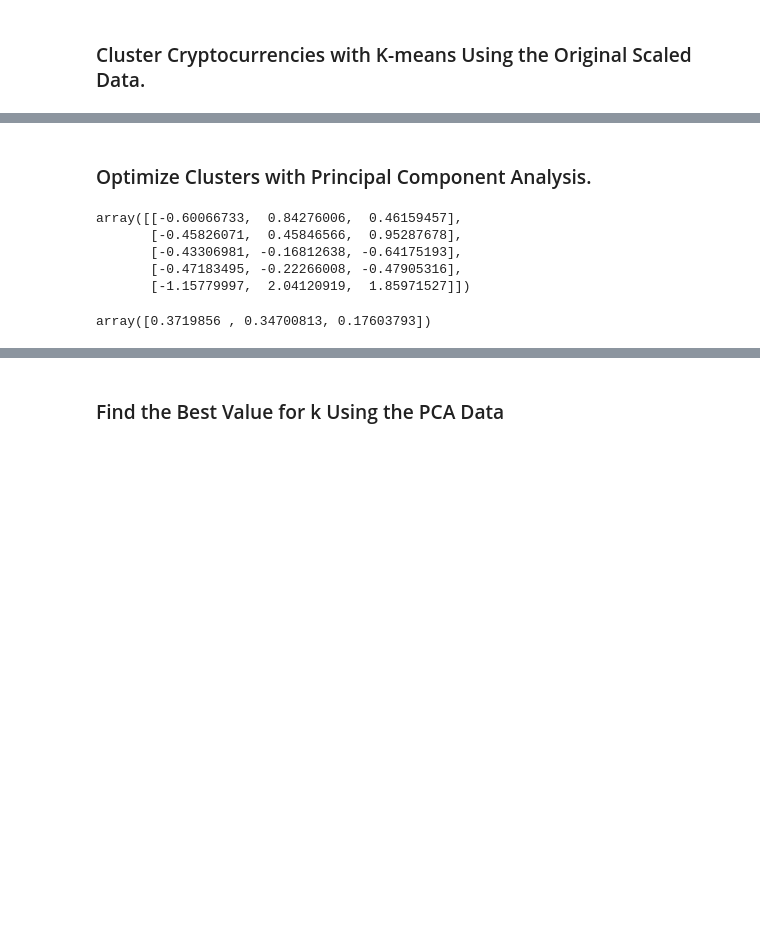
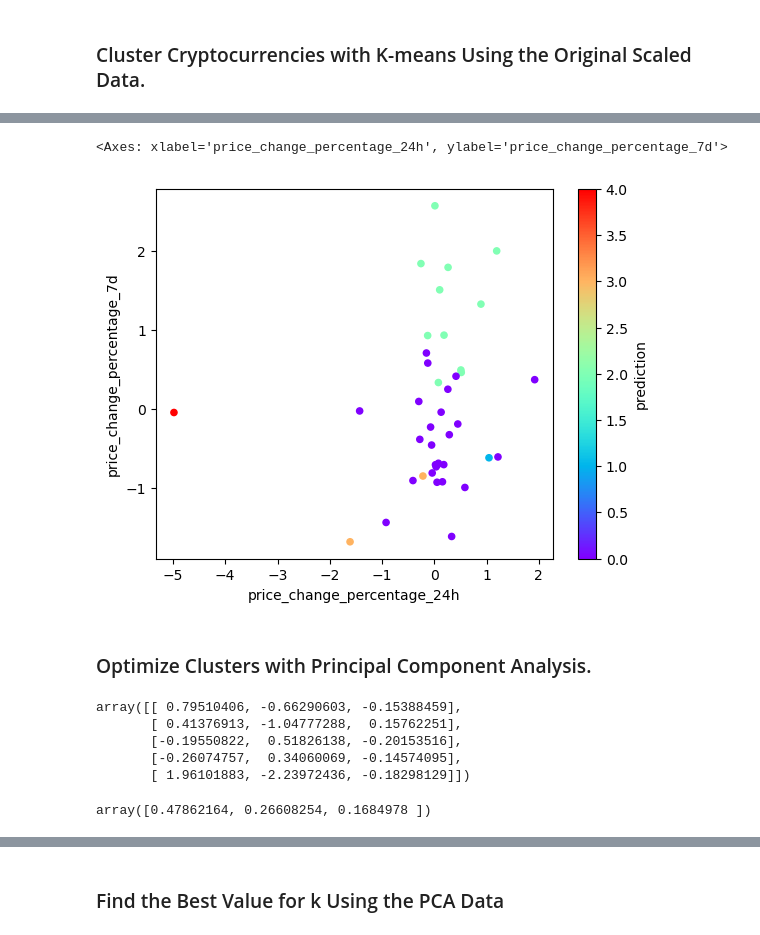
Before and after one commit to hsi-eredman/CryptoClustering, a Jupyter notebook: Crypto_Clustering.ipynb, the cells around one changed output, grey strips where cells are left out. Cells and saved outputs as stored; diff of their text form; code cells hidden in the pictures; blank space fills up the shorter version.

```diff
--- a/Crypto_Clustering.ipynb
+++ b/Crypto_Clustering.ipynb
@@ -135,5 +139,6 @@ scaled_market_data_elbow_df.plot.line(x = 'k',
 # %%
 # Predict the clusters to group the cryptocurrencies using the scaled data
-
+market_data_prediction = k_model.predict(market_data_df_scaled)
 
 # View the resulting array of cluster values.
+print(market_data_prediction)
@@ -140,9 +148,11 @@ scaled_market_data_elbow_df.plot.line(x = 'k',
 # %%
 # Create a copy of the DataFrame
+market_data_prediction_df = market_data_df_scaled.copy()
 # %%
 # Add a new column to the DataFrame with the predicted clusters
-
+market_data_prediction_df['prediction'] = market_data_prediction
 
 # Display sample data
+market_data_prediction_df.head()
 # %% [output]
 |  | price_change_percentage_24h | price_change_percentage_7d | price_change_percentage_14d | price_change_percentage_30d | ... |
@@ -155,7 +165,16 @@ scaled_market_data_elbow_df.plot.line(x = 'k',
 # %%
 # Create a scatter plot using Pandas plot by setting
 # `x="price_change_percentage_24h"` and `y="price_change_percentage_7d"`.
 # Use "rainbow" for the color to better visualize the data.
+market_data_prediction_df.plot.scatter(
+    x = 'price_change_percentage_24h',
+    y = 'price_change_percentage_7d',
+    c = 'prediction',
+    colormap = 'rainbow'
+)
+# %% [output]
+<Axes: xlabel='price_change_percentage_24h', ylabel='price_change_percentage_7d'>
+[figure, added]
 # %% [markdown]
 ### Optimize Clusters with Principal Component Analysis.
 # %%
@@ -163,18 +183,20 @@ scaled_market_data_elbow_df.plot.line(x = 'k',
 # %%
 # Use the PCA model with `fit_transform` on the original scaled DataFrame to reduce to three principal components.
-
+market_data_pca = pca.fit_transform(market_data_df_scaled)
 
 # View the first five rows of the DataFrame.
+market_data_pca[:5]
 # %% [output]
-array([[-0.60066733,  0.84276006,  0.46159457],
-       [-0.45826071,  0.45846566,  0.95287678],
-       [-0.43306981, -0.16812638, -0.64175193],
-       [-0.47183495, -0.22266008, -0.47905316],
-       [-1.15779997,  2.04120919,  1.85971527]])
+array([[ 0.79510406, -0.66290603, -0.15388459],
+       [ 0.41376913, -1.04777288,  0.15762251],
+       [-0.19550822,  0.51826138, -0.20153516],
+       [-0.26074757,  0.34060069, -0.14574095],
+       [ 1.96101883, -2.23972436, -0.18298129]])
 # %%
 # Retrieve the explained variance to determine how much information  can be attributed to each principal component.
+pca.explained_variance_ratio_
 # %% [output]
-array([0.3719856 , 0.34700813, 0.17603793])
+array([0.47862164, 0.26608254, 0.1684978 ])
 # %% [markdown]
 #### Answer the following question:
 
```
Also changed, not shown: parts of 20 cells of this notebook.
